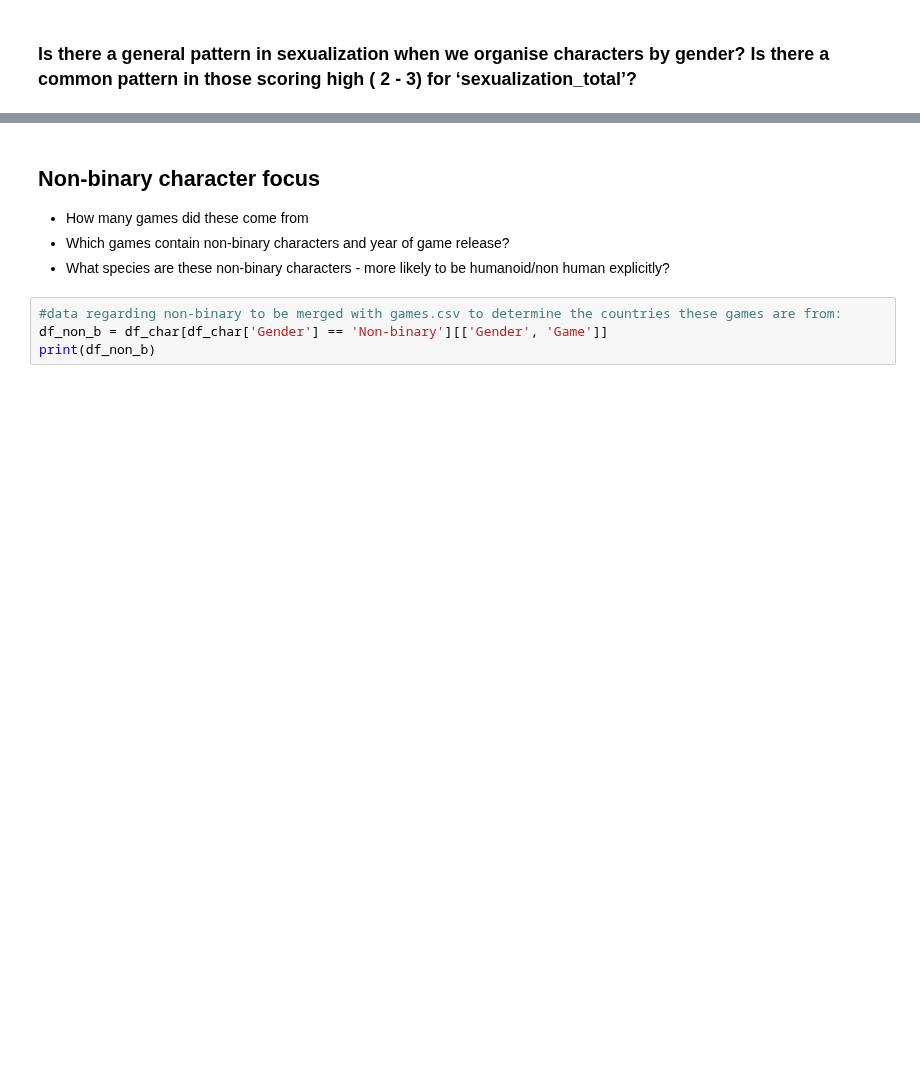
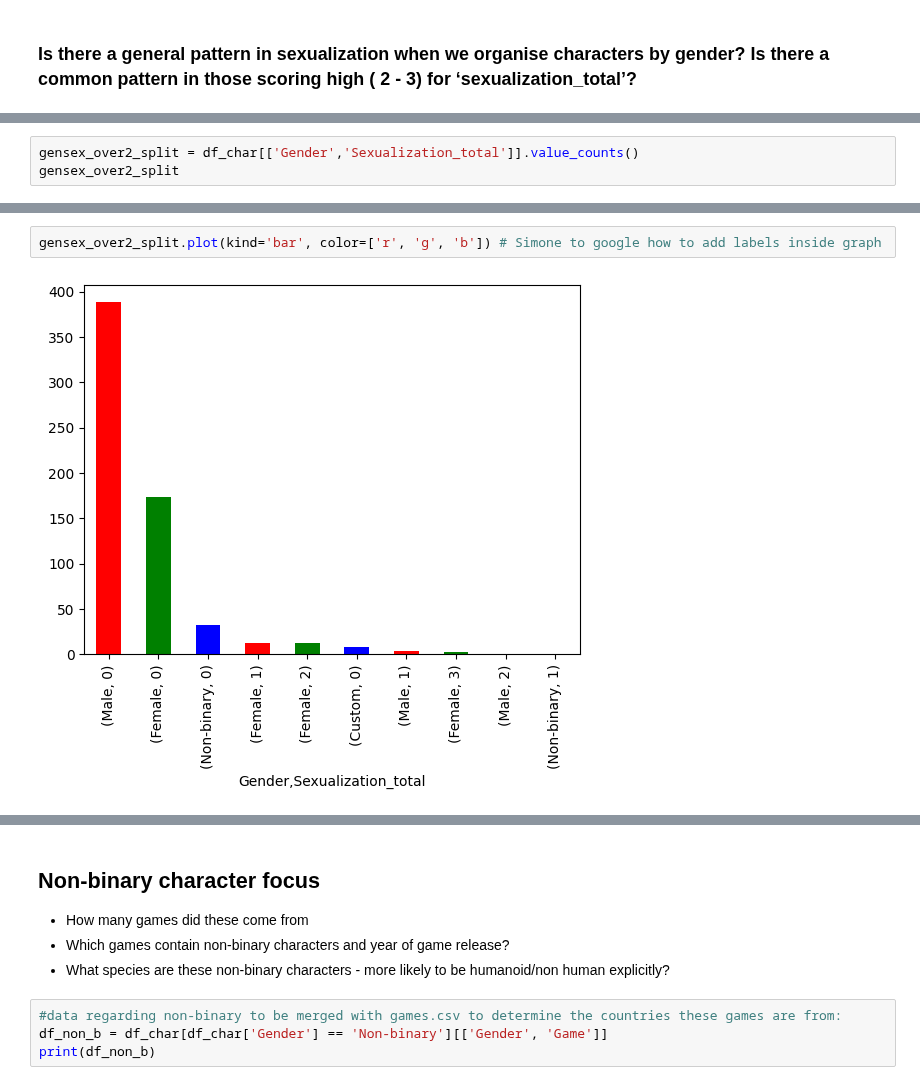
Before and after one commit to hayleyyryan/CFG_Degree_Project_Group_4, a Jupyter notebook: notebooks/archive/character_and_sexualization.ipynb, the cells around one changed output, grey strips where cells are left out. Saved outputs shown, nothing was run; the diff lists cells and outputs as text; blank space fills up the shorter version.

```diff
--- a/notebooks/archive/character_and_sexualization.ipynb
+++ b/notebooks/archive/character_and_sexualization.ipynb
@@ -109,0 +309,3 @@ sex_over_2['']
+# %%
+gensex_over2_split = df_char[['Gender','Sexualization_total']].value_counts()
+gensex_over2_split
@@ -109,0 +325,4 @@ sex_over_2['']
+# %%
+gensex_over2_split.plot(kind='bar', color=['r', 'g', 'b']) # Simone to google how to add labels inside graph
+# %% [output]
+[figure, added]
```
Also changed, not shown: parts of 30 cells of this notebook, 3 other files.
